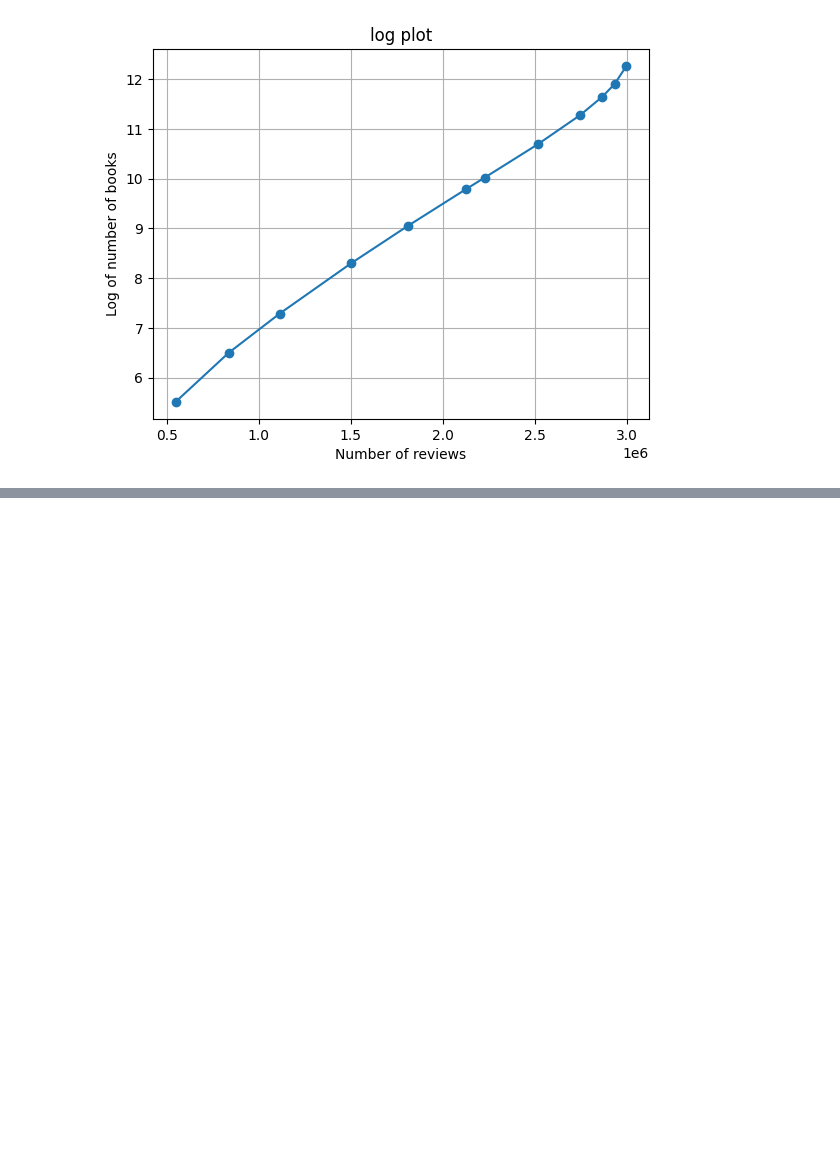
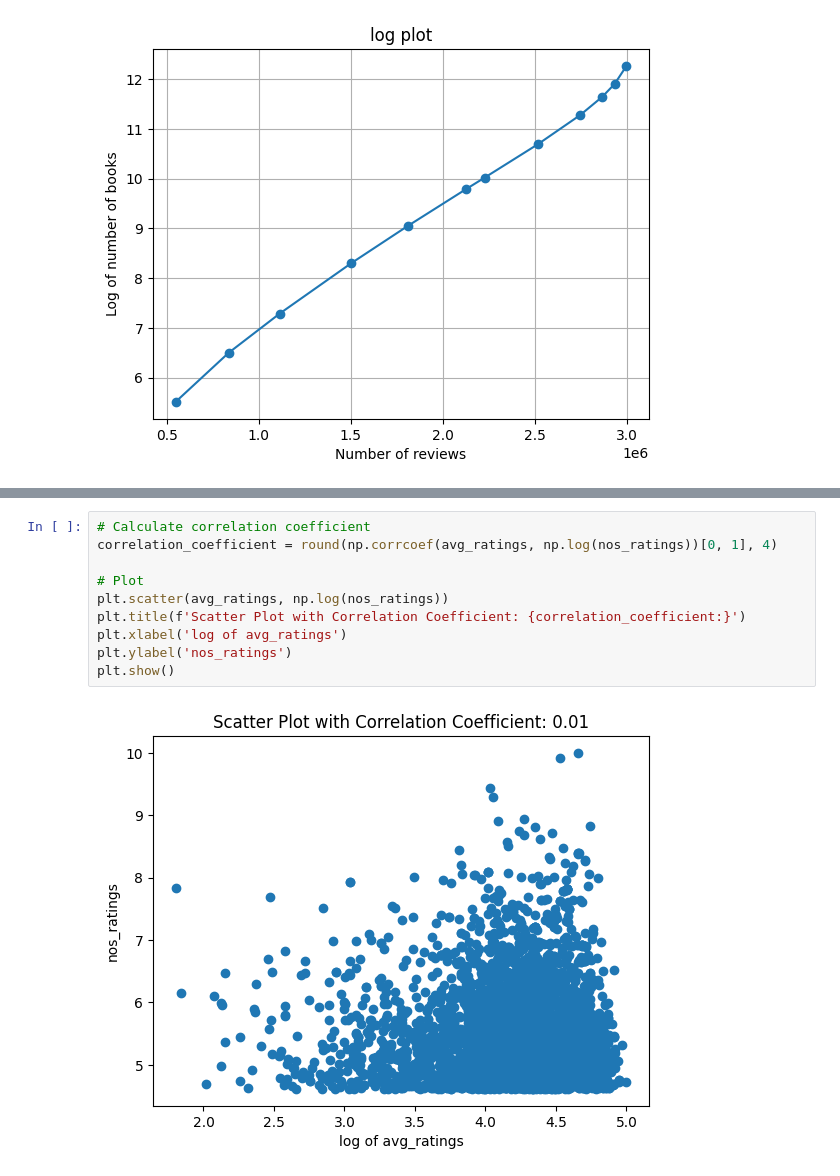
Before and after one commit to feyclan/WT_analysis, a Jupyter notebook: Plots_for_stakeholders.ipynb, the cells around one changed output, grey strips where cells are left out. Saved outputs shown, nothing was run; the diff lists cells and outputs as text; blank space fills up the shorter version.

```diff
--- a/Plots_for_stakeholders.ipynb
+++ b/Plots_for_stakeholders.ipynb
@@ -136,0 +146,12 @@ plt.show()
+# %%
+# Calculate correlation coefficient
+correlation_coefficient = round(np.corrcoef(avg_ratings, np.log(nos_ratings))[0, 1], 4)
+
+# Plot
+plt.scatter(avg_ratings, np.log(nos_ratings))
+plt.title(f'Scatter Plot with Correlation Coefficient: {correlation_coefficient:}')
+plt.xlabel('log of avg_ratings')
+plt.ylabel('nos_ratings')
+plt.show()
+# %% [output]
+[figure, added]
```
Also changed, not shown: parts of 7 cells of this notebook, 2 other files.
